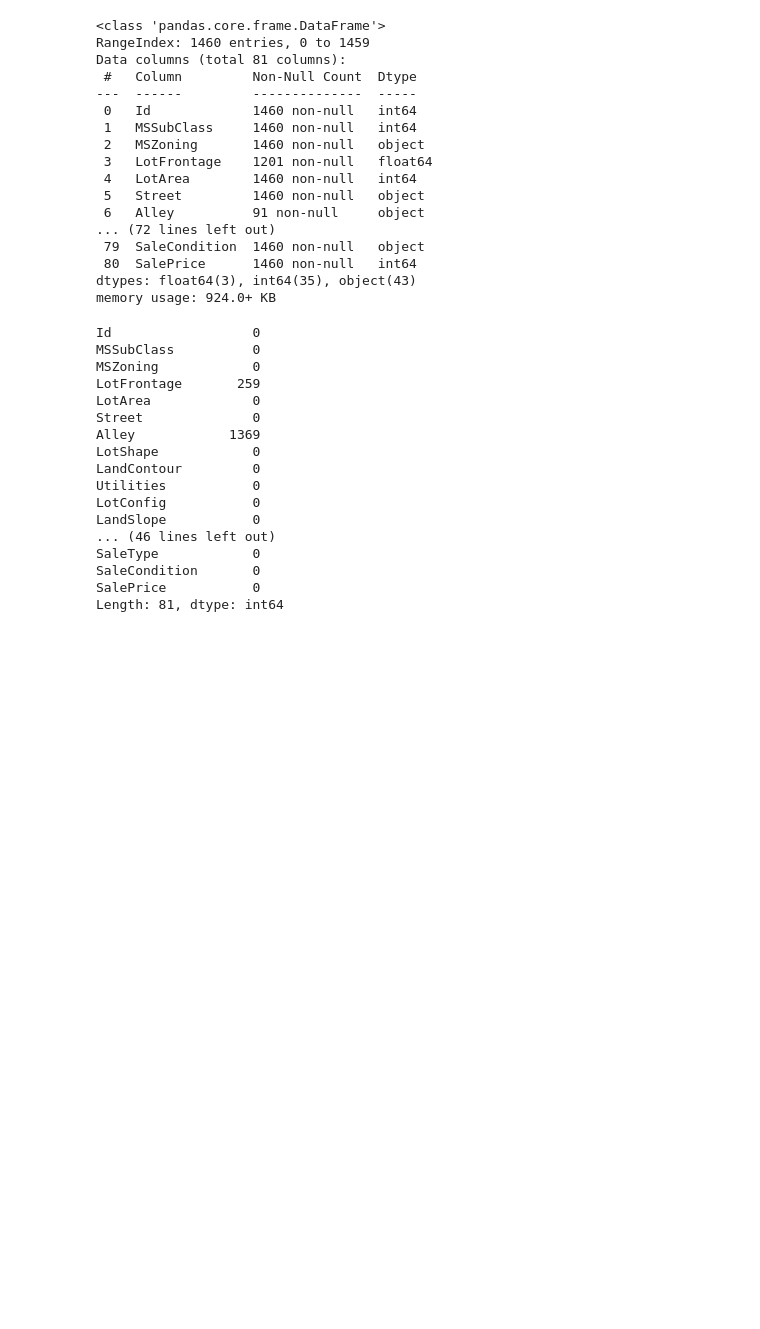
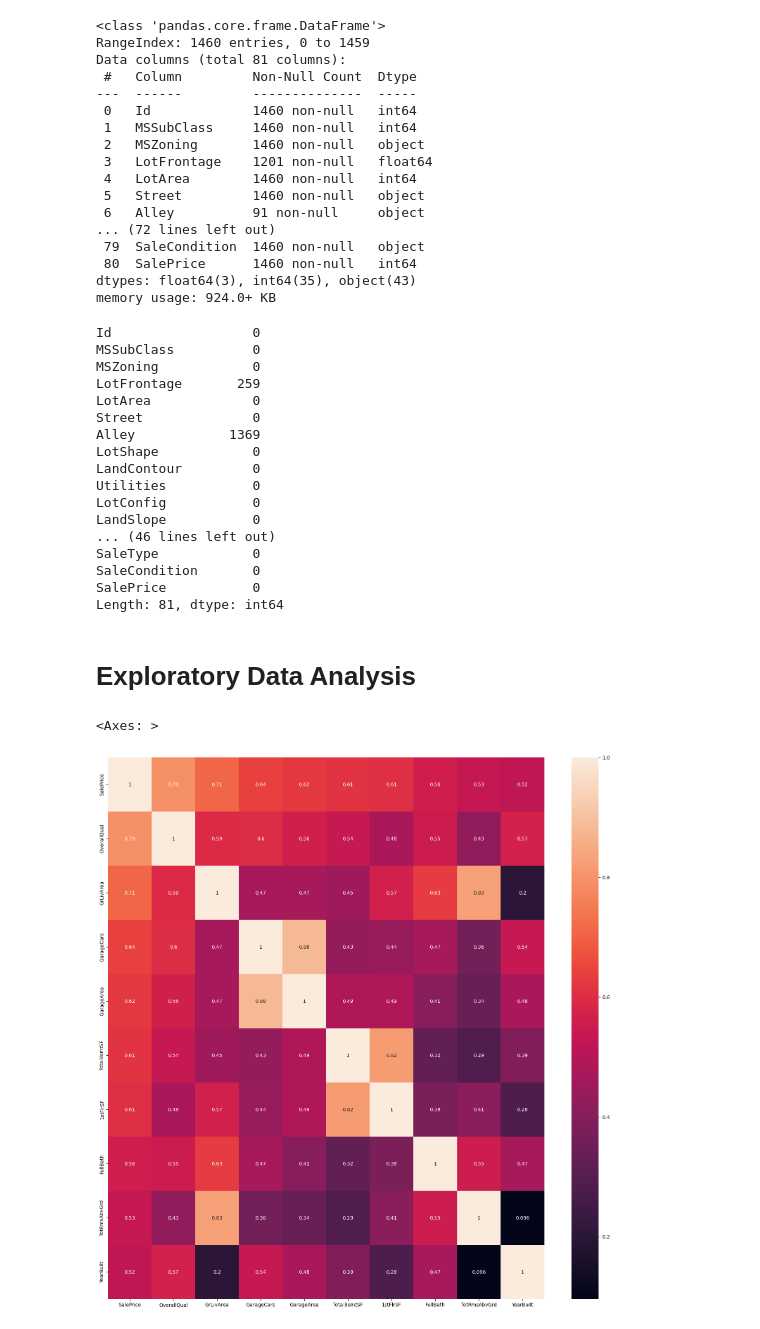
Before and after one commit to pranathadoddy/house-price-prediction, a Jupyter notebook: House_Prediction.ipynb, the cells around one changed output. Saved outputs shown, nothing was run; the diff lists cells and outputs as text; code cells hidden in the pictures; blank space fills up the shorter version.

```diff
--- a/House_Prediction.ipynb
+++ b/House_Prediction.ipynb
@@ -69,3 +69,14 @@ SaleType            0
 SaleCondition       0
 SalePrice           0
 Length: 81, dtype: int64
+# %% [markdown]
+# Exploratory Data Analysis
+# %%
+corr = df_train.corr()
+corr_cols = corr['SalePrice'].sort_values(ascending = False).head(10).index
+corr_SalePrice = df_train[corr_cols].corr()
+plt.subplots(figsize = (20, 20))
+sns.heatmap(corr_SalePrice, annot = True)
+# %% [output]
+<Axes: >
+[figure, added]
```
Also changed, not shown: parts of 1 cell of this notebook.
